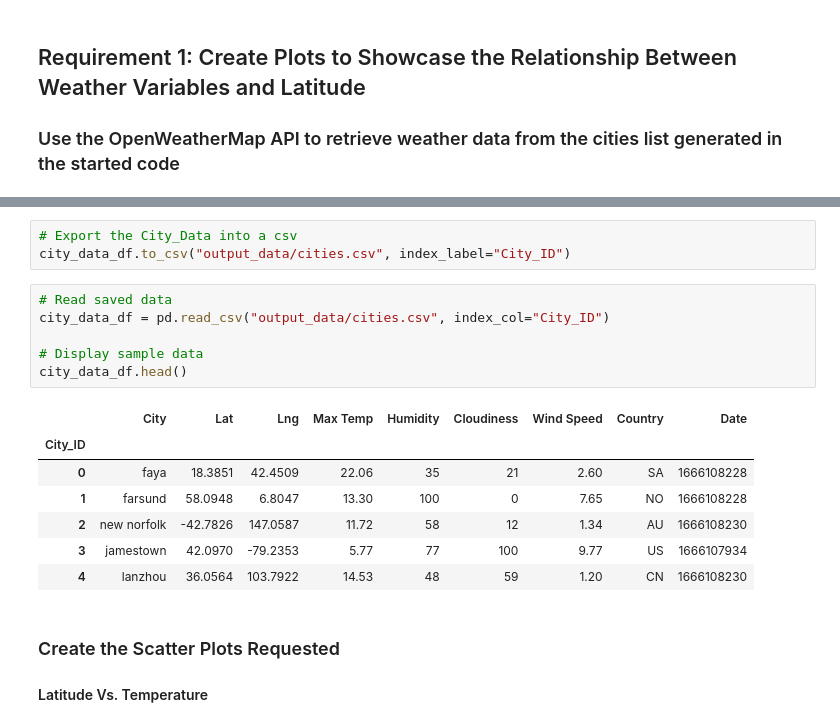
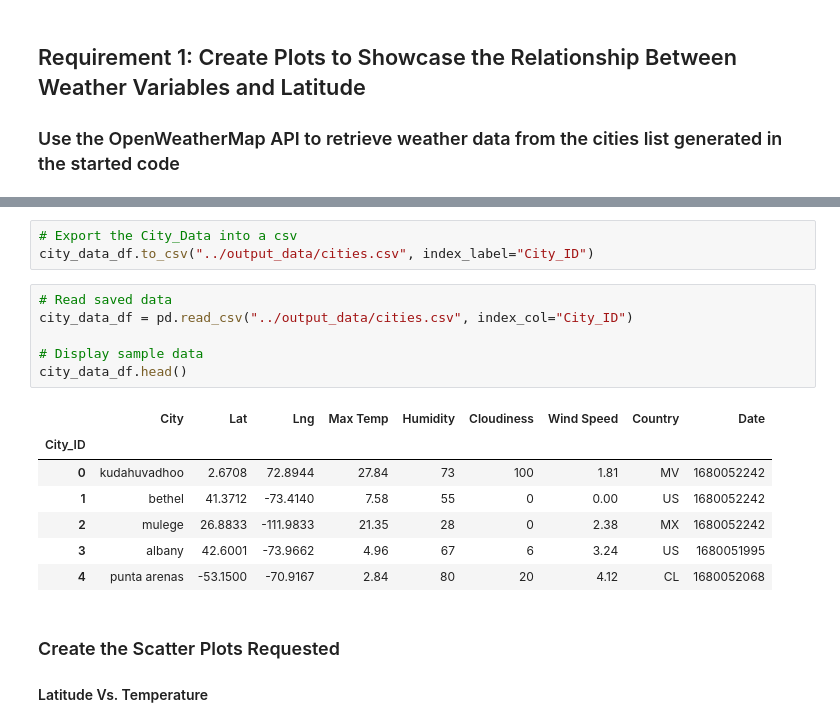
Before and after one commit to christiebarron/pythonApiChallenge, a Jupyter notebook: scripts/WeatherPy.ipynb, the cells around one changed output, grey strips where cells are left out. Saved outputs shown, nothing was run; the diff lists cells and outputs as text.

```diff
--- a/scripts/WeatherPy.ipynb
+++ b/scripts/WeatherPy.ipynb
@@ -191,20 +190,20 @@ city_data_df.head()
 # %%
 # Export the City_Data into a csv
-city_data_df.to_csv("output_data/cities.csv", index_label="City_ID")
+city_data_df.to_csv("../output_data/cities.csv", index_label="City_ID")
 # %%
 # Read saved data
-city_data_df = pd.read_csv("output_data/cities.csv", index_col="City_ID")
+city_data_df = pd.read_csv("../output_data/cities.csv", index_col="City_ID")
 
 # Display sample data
 city_data_df.head()
 # %% [output]
 |  | City | Lat | Lng | Max Temp | Humidity | Cloudiness | Wind Speed | Country | Date |
 | City_ID |  |  |  |  |  |  |  |  |  |
-| 0 | faya | 18.3851 | 42.4509 | 22.06 | 35 | 21 | 2.60 | SA | 1666108228 |
-| 1 | farsund | 58.0948 | 6.8047 | 13.30 | 100 | 0 | 7.65 | NO | 1666108228 |
-| 2 | new norfolk | -42.7826 | 147.0587 | 11.72 | 58 | 12 | 1.34 | AU | 1666108230 |
-| 3 | jamestown | 42.0970 | -79.2353 | 5.77 | 77 | 100 | 9.77 | US | 1666107934 |
-| 4 | lanzhou | 36.0564 | 103.7922 | 14.53 | 48 | 59 | 1.20 | CN | 1666108230 |
+| 0 | kudahuvadhoo | 2.6708 | 72.8944 | 27.84 | 73 | 100 | 1.81 | MV | 1680052242 |
+| 1 | bethel | 41.3712 | -73.4140 | 7.58 | 55 | 0 | 0.00 | US | 1680052242 |
+| 2 | mulege | 26.8833 | -111.9833 | 21.35 | 28 | 0 | 2.38 | MX | 1680052242 |
+| 3 | albany | 42.6001 | -73.9662 | 4.96 | 67 | 6 | 3.24 | US | 1680051995 |
+| 4 | punta arenas | -53.1500 | -70.9167 | 2.84 | 80 | 20 | 4.12 | CL | 1680052068 |
 # %% [markdown]
 ### Create the Scatter Plots Requested
 
```
Also changed, not shown: parts of 35 cells of this notebook, 15 other files.
